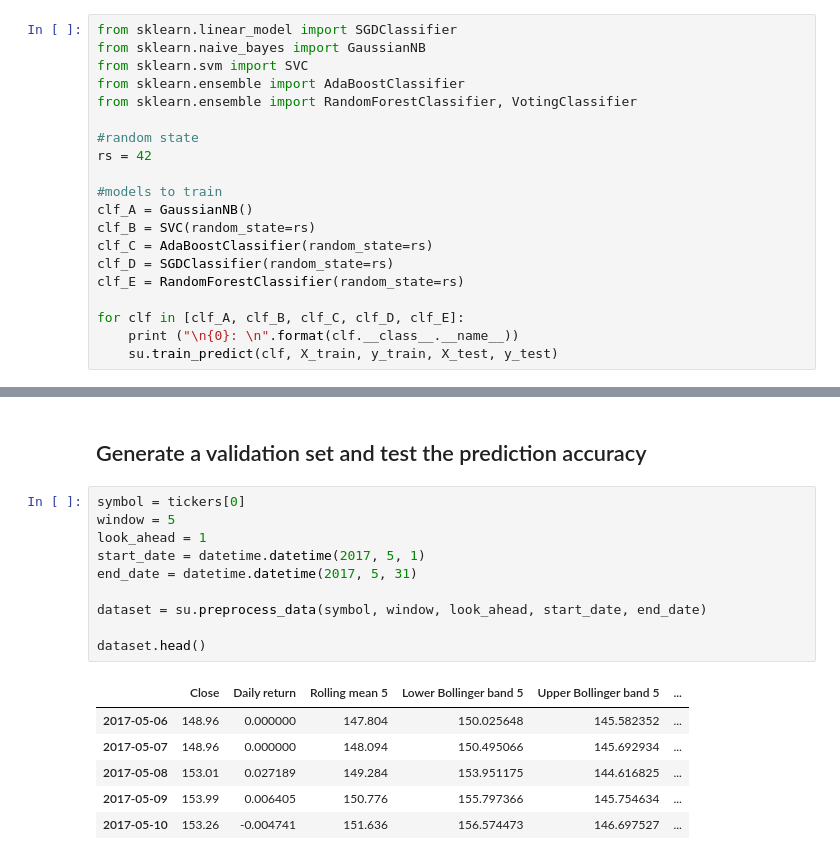
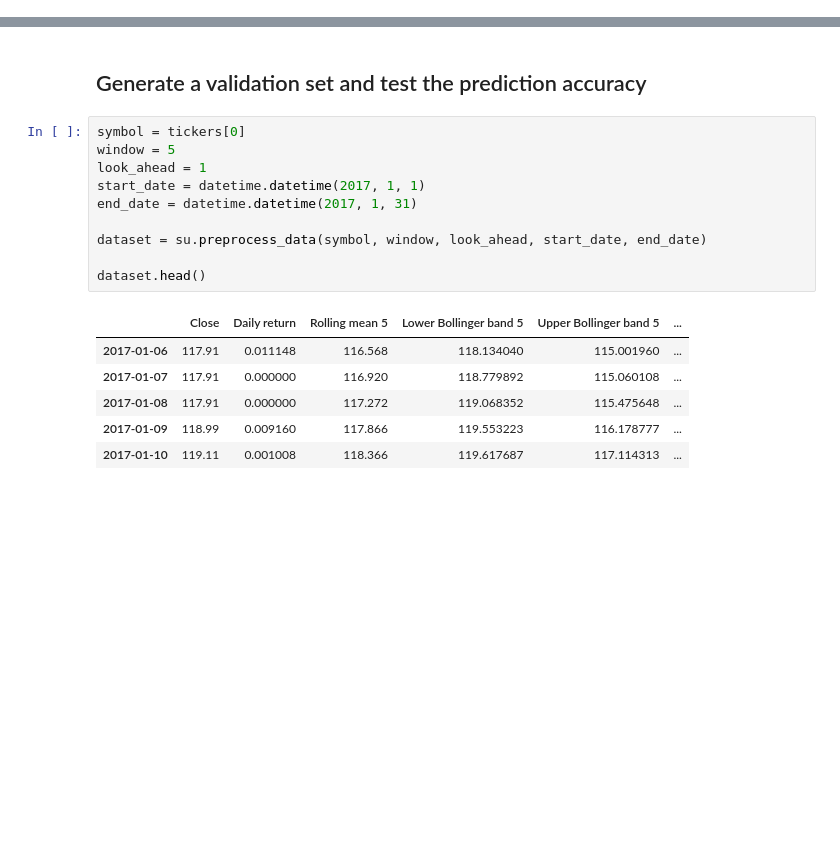
Before and after one commit to iamandicip/ml_projects, a Jupyter notebook: capstone_project/stock_market_forecast.ipynb, the cells around one changed output, grey strips where cells are left out. Cells and saved outputs as stored; diff of their text form; blank space fills up the shorter version.

```diff
--- a/capstone_project/stock_market_forecast.ipynb
+++ b/capstone_project/stock_market_forecast.ipynb
@@ -184,20 +184,0 @@ Testing set has 108 samples.
-# %%
-from sklearn.linear_model import SGDClassifier
-from sklearn.naive_bayes import GaussianNB
-from sklearn.svm import SVC
-from sklearn.ensemble import AdaBoostClassifier
-from sklearn.ensemble import RandomForestClassifier, VotingClassifier
-
-#random state
-rs = 42
-
-#models to train
-clf_A = GaussianNB()
-clf_B = SVC(random_state=rs)
-clf_C = AdaBoostClassifier(random_state=rs)
-clf_D = SGDClassifier(random_state=rs)
-clf_E = RandomForestClassifier(random_state=rs)
-
-for clf in [clf_A, clf_B, clf_C, clf_D, clf_E]:
-    print ("\n{0}: \n".format(clf.__class__.__name__))
-    su.train_predict(clf, X_train, y_train, X_test, y_test)
@@ -224,17 +278,17 @@ F1 score for test set: 0.6620.
 # %%
 symbol = tickers[0]
 window = 5
 look_ahead = 1
-start_date = datetime.datetime(2017, 5, 1)
-end_date = datetime.datetime(2017, 5, 31)
+start_date = datetime.datetime(2017, 1, 1)
+end_date = datetime.datetime(2017, 1, 31)
 
 dataset = su.preprocess_data(symbol, window, look_ahead, start_date, end_date)
 
 dataset.head()
 # %% [output]
 |  | Close | Daily return | Rolling mean 5 | Lower Bollinger band 5 | Upper Bollinger band 5 | ... |
-| 2017-05-06 | 148.96 | 0.000000 | 147.804 | 150.025648 | 145.582352 | ... |
-| 2017-05-07 | 148.96 | 0.000000 | 148.094 | 150.495066 | 145.692934 | ... |
-| 2017-05-08 | 153.01 | 0.027189 | 149.284 | 153.951175 | 144.616825 | ... |
-| 2017-05-09 | 153.99 | 0.006405 | 150.776 | 155.797366 | 145.754634 | ... |
-| 2017-05-10 | 153.26 | -0.004741 | 151.636 | 156.574473 | 146.697527 | ... |
+| 2017-01-06 | 117.91 | 0.011148 | 116.568 | 118.134040 | 115.001960 | ... |
+| 2017-01-07 | 117.91 | 0.000000 | 116.920 | 118.779892 | 115.060108 | ... |
+| 2017-01-08 | 117.91 | 0.000000 | 117.272 | 119.068352 | 115.475648 | ... |
+| 2017-01-09 | 118.99 | 0.009160 | 117.866 | 119.553223 | 116.178777 | ... |
+| 2017-01-10 | 119.11 | 0.001008 | 118.366 | 119.617687 | 117.114313 | ... |
```
Also changed, not shown: parts of 7 cells of this notebook.
